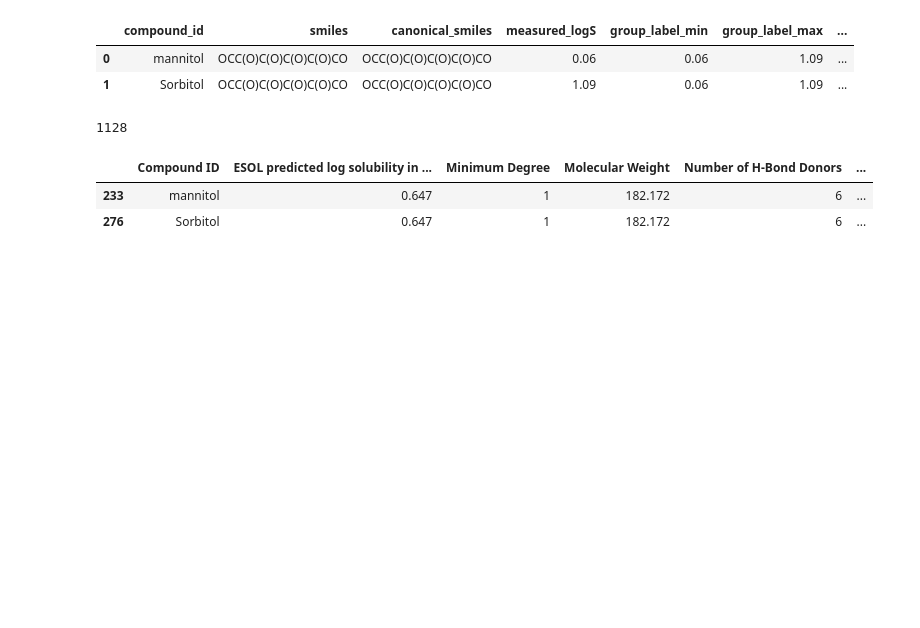
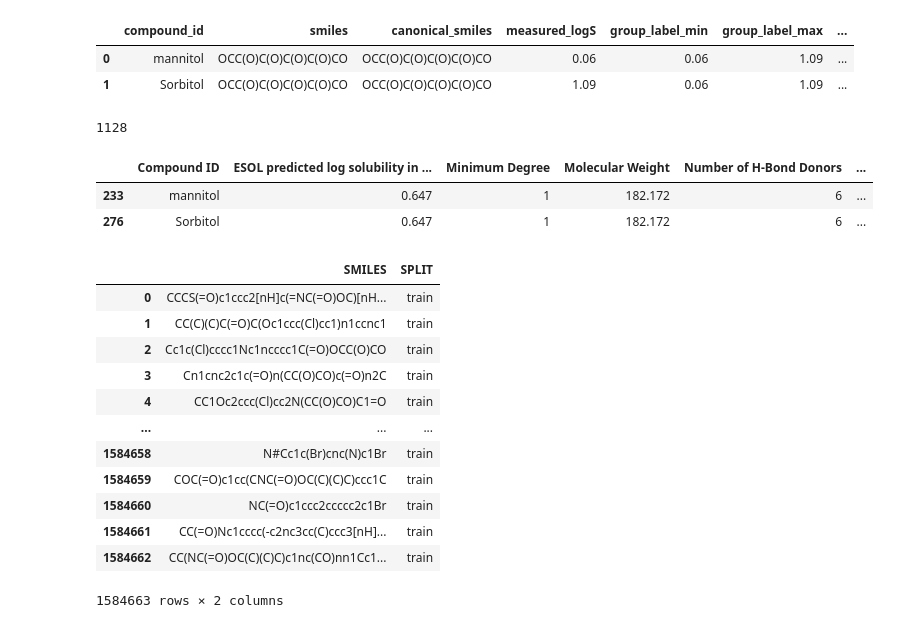
Before and after one commit to Temuge08/molecular-solubility-ml, a Jupyter notebook: pythondd.ipynb, the cells around one changed output. Drawn from its saved outputs; the diff is of its cells as text; code cells hidden in the pictures; blank space fills up the shorter version.

```diff
--- a/pythondd.ipynb
+++ b/pythondd.ipynb
@@ -98,3 +98,20 @@ delanay[delanay['Compound ID'].isin(['mannitol', 'Sorbitol'])]
 |  | Compound ID | ESOL predicted log solubility in ... | Minimum Degree | Molecular Weight | Number of H-Bond Donors | ... |
 | 233 | mannitol | 0.647 | 1 | 182.172 | 6 | ... |
 | 276 | Sorbitol | 0.647 | 1 | 182.172 | 6 | ... |
+# %%
+moses = pd.read_csv('/Data/temuge/cov19/drugdevelopment_pp/molecular_admet/data/generation/raw/moses_train.csv')
+moses
+# %% [output]
+|  | SMILES | SPLIT |
+| 0 | CCCS(=O)c1ccc2[nH]c(=NC(=O)OC)[nH... | train |
+| 1 | CC(C)(C)C(=O)C(Oc1ccc(Cl)cc1)n1ccnc1 | train |
+| 2 | Cc1c(Cl)cccc1Nc1ncccc1C(=O)OCC(O)CO | train |
+| 3 | Cn1cnc2c1c(=O)n(CC(O)CO)c(=O)n2C | train |
+| 4 | CC1Oc2ccc(Cl)cc2N(CC(O)CO)C1=O | train |
+| ... | ... | ... |
+| 1584658 | N#Cc1c(Br)cnc(N)c1Br | train |
+| 1584659 | COC(=O)c1cc(CNC(=O)OC(C)(C)C)ccc1C | train |
+| 1584660 | NC(=O)c1ccc2ccccc2c1Br | train |
+| 1584661 | CC(=O)Nc1cccc(-c2nc3cc(C)ccc3[nH]... | train |
+| 1584662 | CC(NC(=O)OC(C)(C)C)c1nc(CO)nn1Cc1... | train |
+1584663 rows × 2 columns
```
Also changed, not shown: parts of 4 cells of this notebook, 47 other files.
